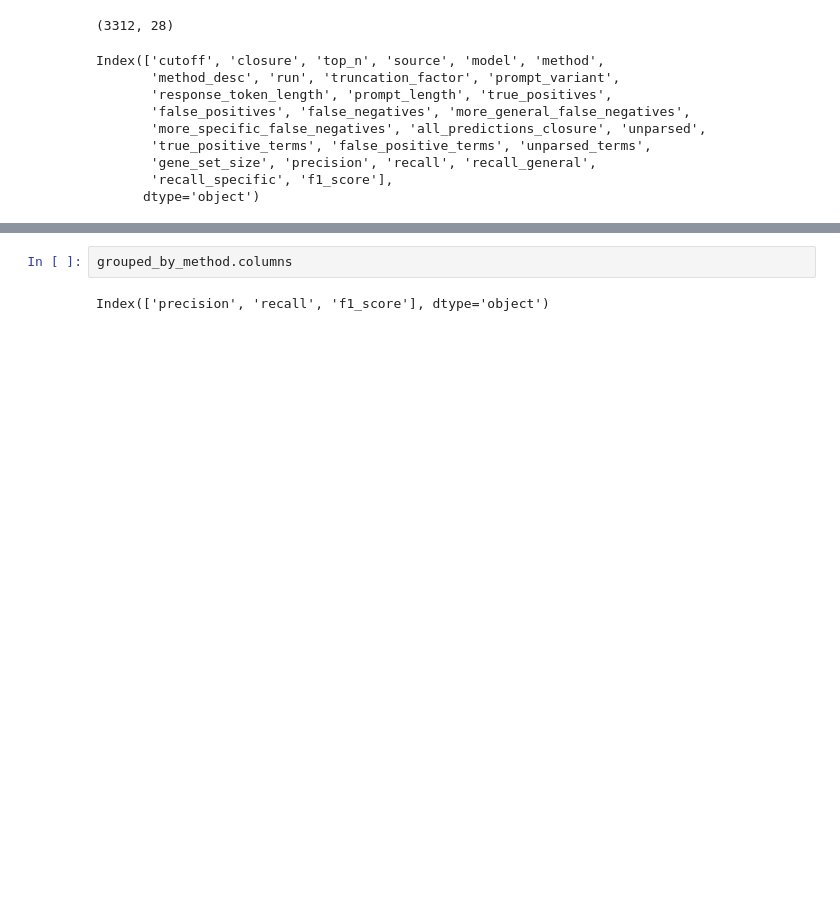
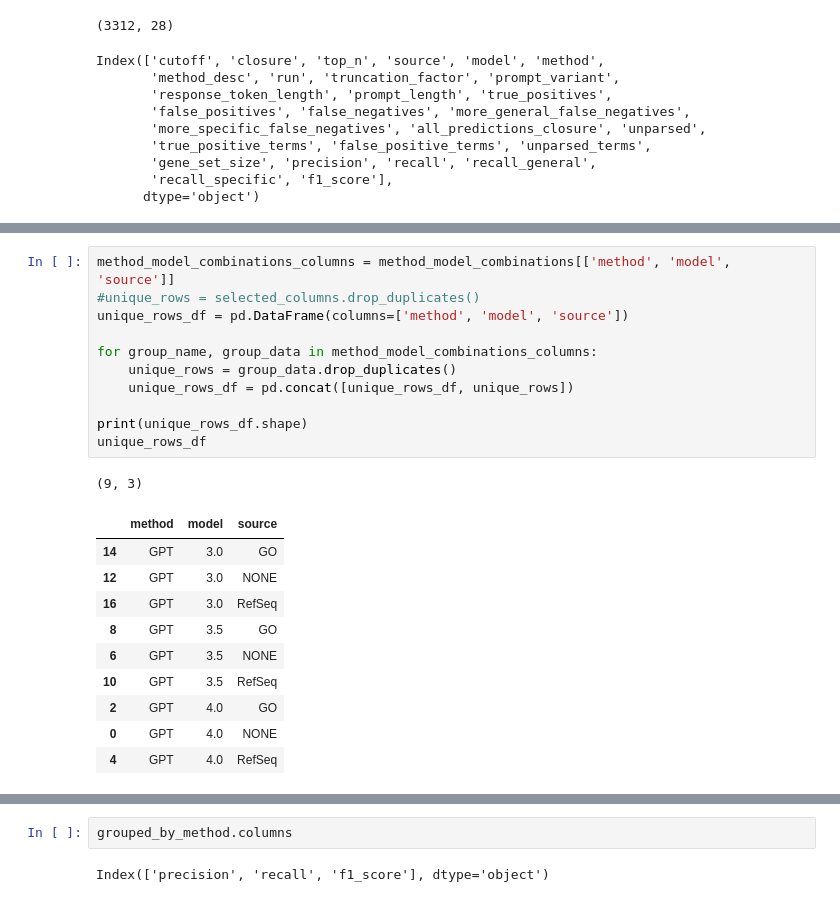
Before and after one commit to monarch-initiative/talisman-paper, a Jupyter notebook: Enrichment-Results-Analysis__from_processed.ipynb, the cells around one changed output, grey strips where cells are left out. Drawn from its saved outputs; the diff is of its cells as text; blank space fills up the shorter version.

```diff
--- a/Enrichment-Results-Analysis__from_processed.ipynb
+++ b/Enrichment-Results-Analysis__from_processed.ipynb
@@ -782,0 +813,23 @@ Index(['cutoff', 'closure', 'top_n', 'source', 'model', 'method',
+# %%
+method_model_combinations_columns = method_model_combinations[['method', 'model', 'source']]
+#unique_rows = selected_columns.drop_duplicates()
+unique_rows_df = pd.DataFrame(columns=['method', 'model', 'source'])
+
+for group_name, group_data in method_model_combinations_columns:
+    unique_rows = group_data.drop_duplicates()
+    unique_rows_df = pd.concat([unique_rows_df, unique_rows])
+
+print(unique_rows_df.shape)
+unique_rows_df
+# %% [output]
+(9, 3)
+|  | method | model | source |
+| 14 | GPT | 3.0 | GO |
+| 12 | GPT | 3.0 | NONE |
+| 16 | GPT | 3.0 | RefSeq |
+| 8 | GPT | 3.5 | GO |
+| 6 | GPT | 3.5 | NONE |
+| 10 | GPT | 3.5 | RefSeq |
+| 2 | GPT | 4.0 | GO |
+| 0 | GPT | 4.0 | NONE |
+| 4 | GPT | 4.0 | RefSeq |
```
Also changed, not shown: parts of 13 cells of this notebook.
